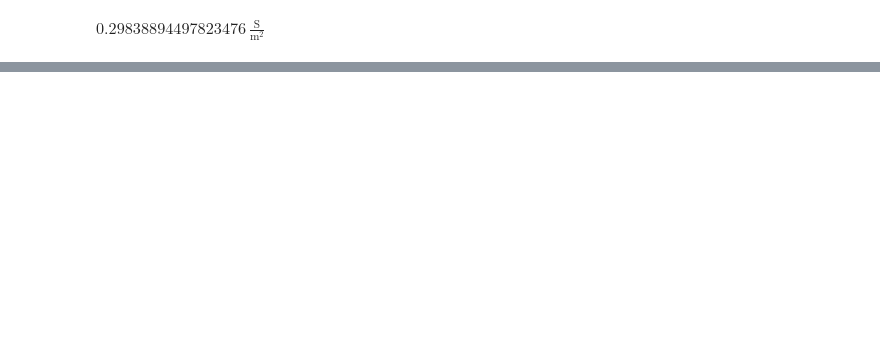
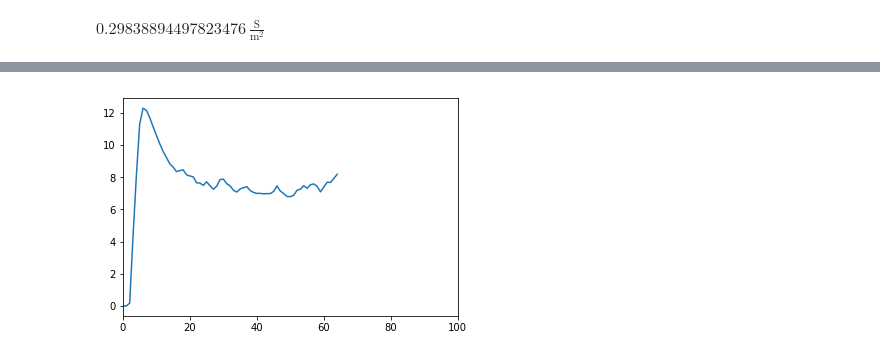
Before and after one commit to JingjinW/Neural-heterogeneity-study-based-on-STDP, a Jupyter notebook: 2002NAT_3.ipynb, the cells around one changed output, grey strips where cells are left out. Cells and saved outputs as stored; diff of their text form; code cells hidden in the pictures; blank space fills up the shorter version.

```diff
--- a/2002NAT_3.ipynb
+++ b/2002NAT_3.ipynb
@@ -175,0 +207,7 @@ $0.29838894497823476\,\frac{\mathrm{S}}{\mathrm{m}^{2}}$
+# %%
+plt.plot(mon.sampa_tot[9][:])
+plt.xlim(0, 100)
+#xmin, xmax = xlim()
+plt.show()
+# %% [output]
+[figure, added]
```
Also changed, not shown: parts of 16 cells of this notebook, 2 other files.
